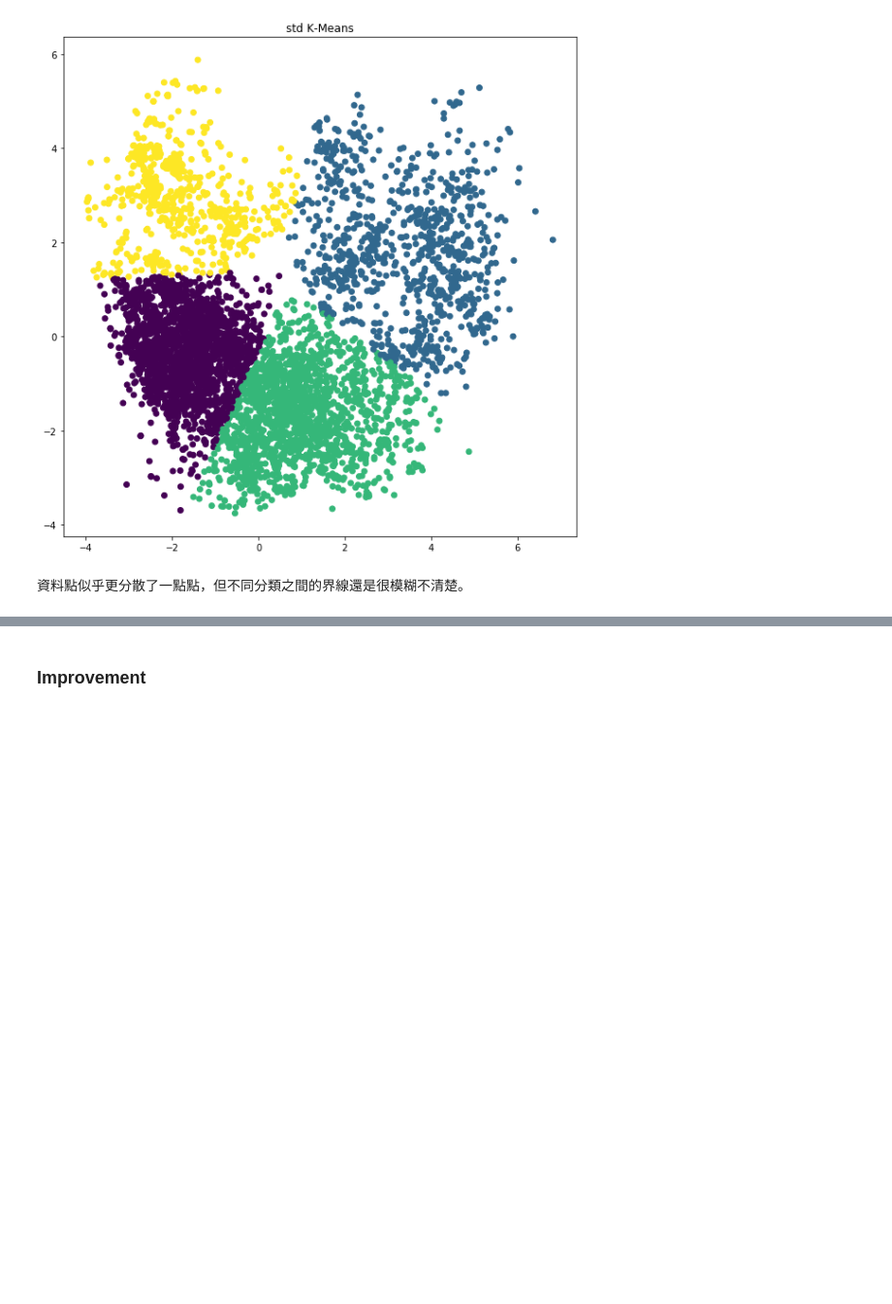
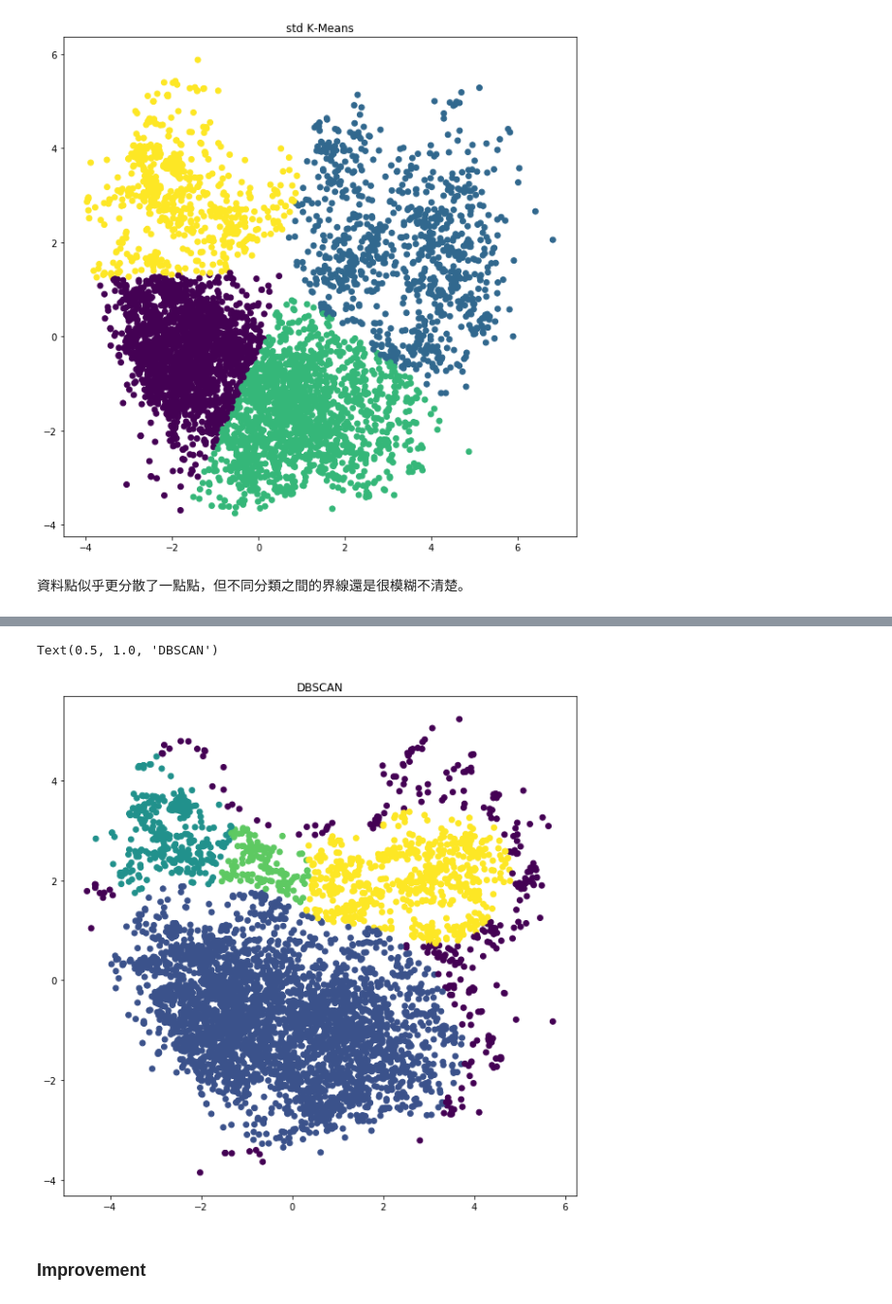
Before and after one commit to kevin110604/FDA-data-analytics, a Jupyter notebook: FDA_hw4.ipynb, the cells around one changed output, grey strips where cells are left out. Shown at 97% size. Drawn from its saved outputs; the diff is of its cells as text; code cells hidden in the pictures; blank space fills up the shorter version.

```diff
--- a/FDA_hw4.ipynb
+++ b/FDA_hw4.ipynb
@@ -395,2 +445,11 @@ Text(0.5, 1.0, 'std K-Means')
+# %%
+db = DBSCAN(eps=0.8, min_samples=148).fit(arr_pca_dro)
+
+plt.figure(figsize=(10, 10))
+plt.scatter(arr_pca_dro[:, 0], arr_pca_dro[:, 1], c=db.labels_)
+plt.title("DBSCAN")
+# %% [output]
+Text(0.5, 1.0, 'DBSCAN')
+[figure, added]
 # %% [markdown]
 ### Improvement
```
Also changed, not shown: parts of 12 cells of this notebook.
